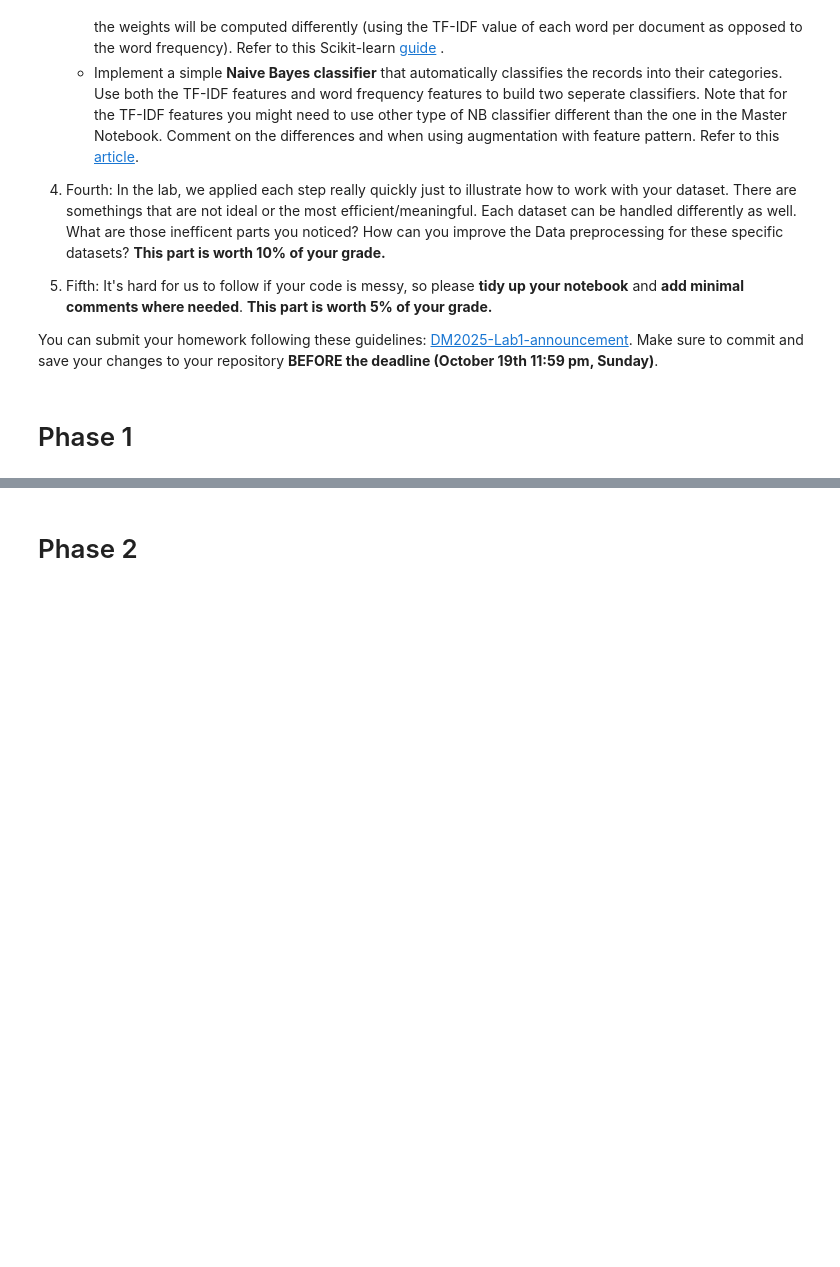
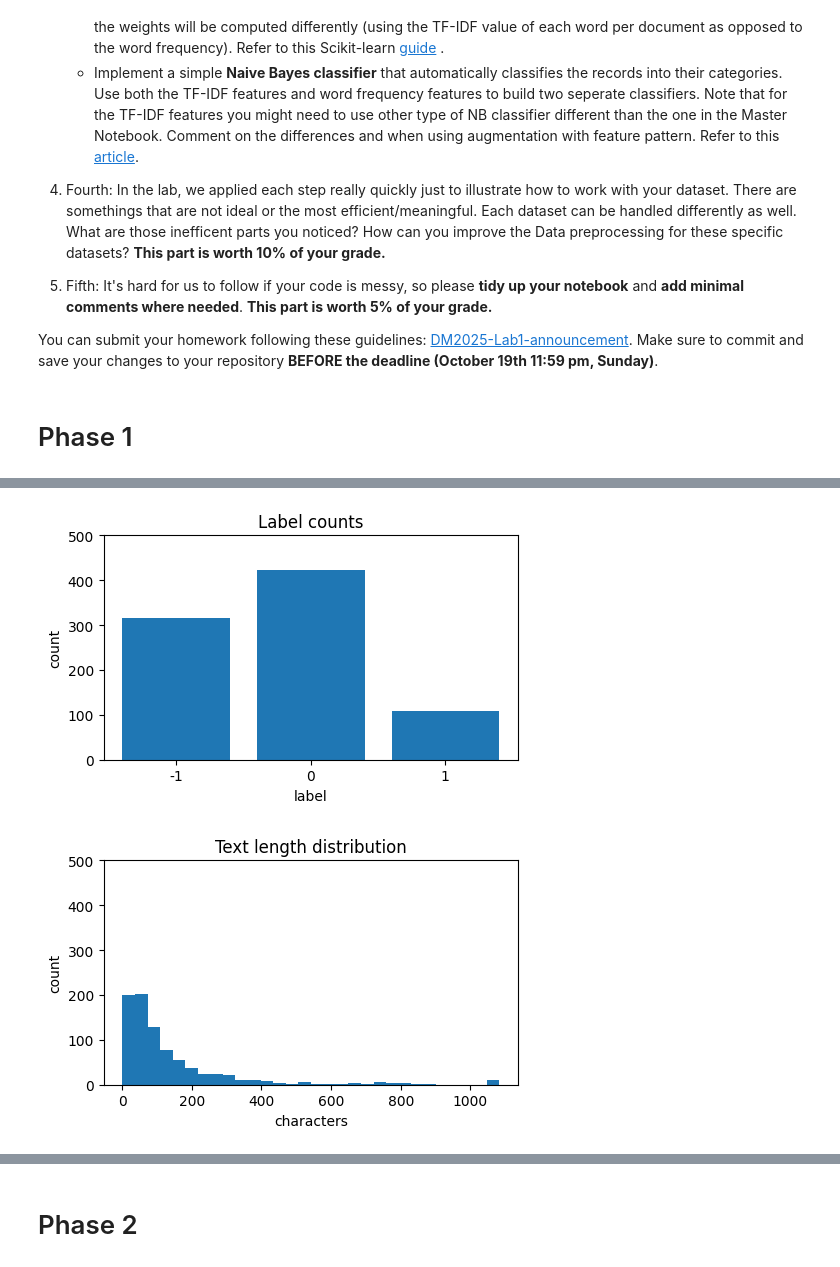
Before and after one commit to viljanenjuho/DM2025-Lab1-Exercise, a Jupyter notebook: DM2025-Lab1-Homework.ipynb, the cells around one changed output, grey strips where cells are left out. Saved outputs shown, nothing was run; the diff lists cells and outputs as text; code cells hidden in the pictures; blank space fills up the shorter version.

```diff
--- a/DM2025-Lab1-Homework.ipynb
+++ b/DM2025-Lab1-Homework.ipynb
@@ -62,0 +193,12 @@ You can submit your homework following these guidelines: [DM2025-Lab1-announceme
+# %%
+### EX1
+import pandas as pd
+
+# Load dataset
+df = pd.read_csv("/Users/juhoviljanen/DM2025Labs/DM2025-Lab1-Exercise/newdataset/Reddit-stock-sentiment.csv")
+
+# Preview the structure
+print("Columns in dataset:", df.columns.tolist())
+
+# Print the text data for the first 3 samples
+print(df['text'].head(3))
@@ -62,0 +391,5 @@ You can submit your homework following these guidelines: [DM2025-Lab1-announceme
+# %%
+#treat missing values
+
+df["upvote_ratio"] = df["upvote_ratio"].fillna(0)
+df["downvotes"] = df["downvotes"].fillna(0)
@@ -62,0 +457,51 @@ You can submit your homework following these guidelines: [DM2025-Lab1-announceme
+# %%
+# EX7 — auto y-limits for plots (no hard-coding)
+
+import numpy as np
+import matplotlib.pyplot as plt
+from IPython.display import display
+
+assert "df" in globals() and "label_col" in globals(), "Run PRE-EX1 first."
+
+# helper: compute a padded upper limit (round to a "nice" number)
+def auto_ylim(values, pad=0.08):
+    vmax = float(np.nanmax(values)) if len(values) else 1.0
+    upper = vmax * (1 + pad)
+    # round up to a nice tick (1/2/5 * 10^k)
+    mag = 10 ** np.floor(np.log10(max(upper, 1)))
+    for m in [1, 2, 5, 10]:
+        if upper <= m * mag:
+            return 0, m * mag
+    return 0, upper
+
+# 1) label count bar chart with auto ylim
+counts = df[label_col].value_counts().sort_index()  # -1,0,1
+labels = [str(int(k)) if not np.isnan(k) else "nan" for k in counts.index]
+bottom, top = auto_ylim(counts.values)
+
+plt.figure(figsize=(5,3.2))
+plt.bar(labels, counts.values)
+plt.ylim(bottom, top)
+plt.title("Label counts")
+plt.xlabel("label")
+plt.ylabel("count")
+plt.tight_layout()
+plt.show()
+
+# 2) histogram of text length with auto ylim
+assert "text_col" in globals()
+text_len = df[text_col].astype(str).str.len().clip(upper=np.percentile(df[text_col].astype(str).str.len(), 99))  # cap long tails
+hist_vals, bin_edges = np.histogram(text_len, bins=30)
+bottom, top = auto_ylim(hist_vals)
+
+plt.figure(figsize=(5,3.2))
+plt.hist(text_len, bins=30)
+plt.ylim(bottom, top)
+plt.title("Text length distribution")
+plt.xlabel("characters")
+plt.ylabel("count")
+plt.tight_layout()
+plt.show()
+# %% [output]
+[figure, added]
+[figure, added]
```
Also changed, not shown: parts of 27 cells of this notebook, 9 other files.
